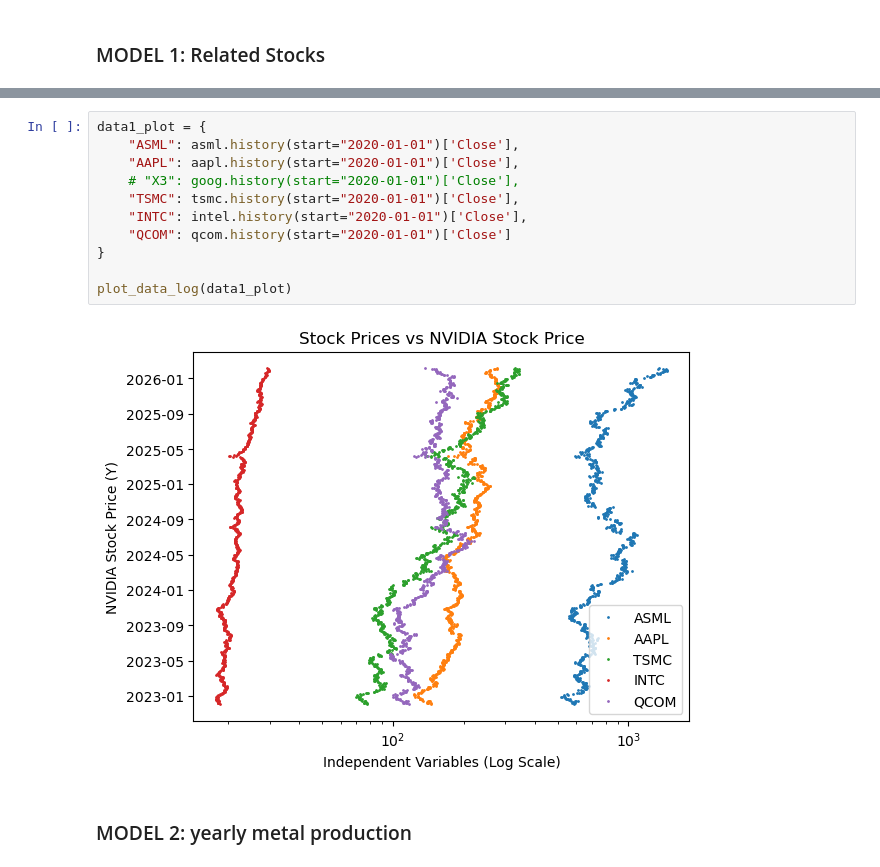
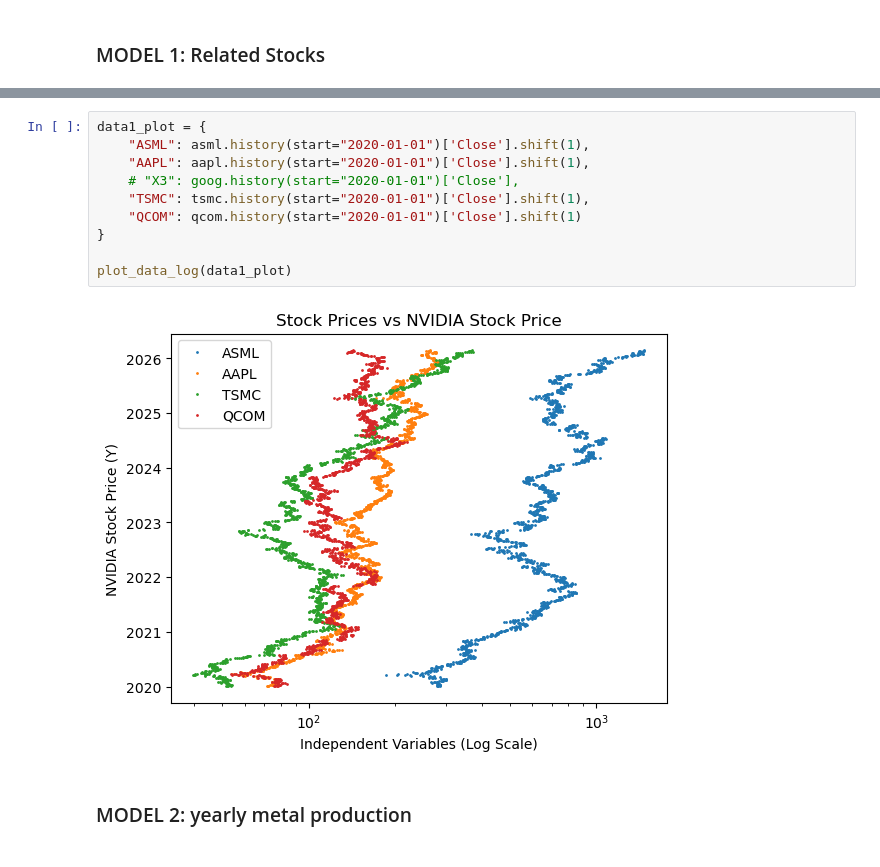
Before and after one commit to R1B0PR07008/School-Public, a Jupyter notebook: Extended Essay/Clean Data Fixed from Model 7.ipynb, the cells around one changed output, grey strips where cells are left out. Cells and saved outputs as stored; diff of their text form.

```diff
--- a/Extended Essay/Clean Data Fixed from Model 7.ipynb
+++ b/Extended Essay/Clean Data Fixed from Model 7.ipynb
@@ -450,17 +545,16 @@ Text(0.5, 1.0, 'Correlation Matrix of Raw Metals')
 [figure]
 # %%
 data1_plot = {
-    "ASML": asml.history(start="2020-01-01")['Close'],
-    "AAPL": aapl.history(start="2020-01-01")['Close'],
+    "ASML": asml.history(start="2020-01-01")['Close'].shift(1),
+    "AAPL": aapl.history(start="2020-01-01")['Close'].shift(1),
     # "X3": goog.history(start="2020-01-01")['Close'],
-    "TSMC": tsmc.history(start="2020-01-01")['Close'],
-    "INTC": intel.history(start="2020-01-01")['Close'],
-    "QCOM": qcom.history(start="2020-01-01")['Close']
+    "TSMC": tsmc.history(start="2020-01-01")['Close'].shift(1),
+    "QCOM": qcom.history(start="2020-01-01")['Close'].shift(1)
 }
 
 plot_data_log(data1_plot)
 # %% [output]
-[figure, old version]
+[figure, new version]
 # %% [markdown]
 ### MODEL 2: yearly metal production
 # %% [markdown]
```
Also changed, not shown: parts of 117 cells of this notebook, 24 other files.
